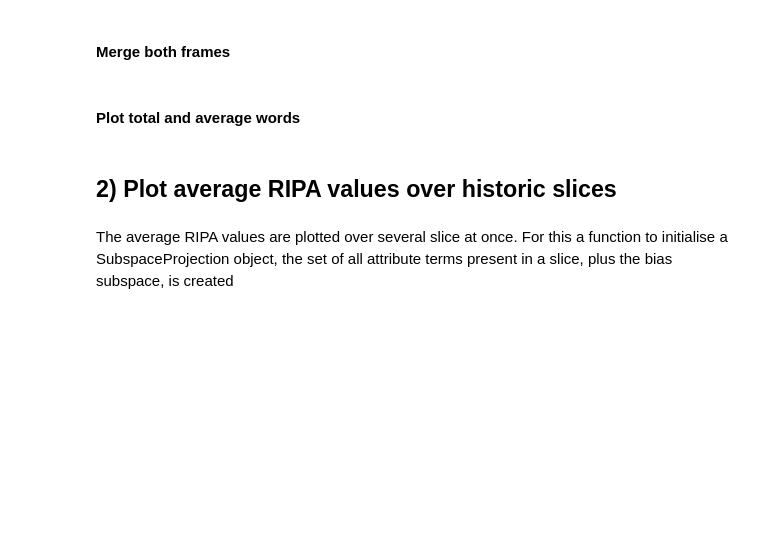
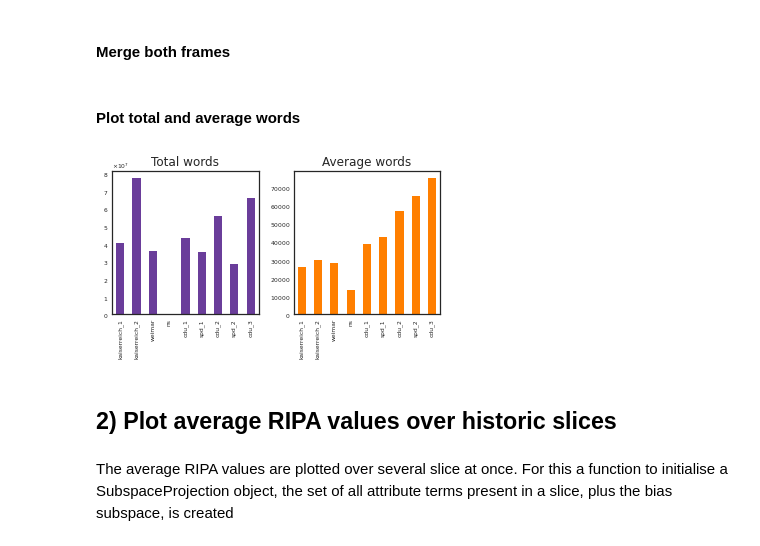
Before and after one commit to tobiwalter/Investigating-Antisemitic-Bias-in-German-Parliamentary-Proceedings, a Jupyter notebook: reproduce_plots.ipynb, the cells around one changed output. Drawn from its saved outputs; the diff is of its cells as text; code cells hidden in the pictures; blank space fills up the shorter version.

```diff
--- a/reproduce_plots.ipynb
+++ b/reproduce_plots.ipynb
@@ -91,22 +113,26 @@ bundestag_slices_processed
 all_slices_processed = reichstag_processed.append(bundestag_slices_processed)
 # %% [markdown]
 #### Plot total and average words
+# %%
+plt.style.use('seaborn-white')
 # %%
-fig_dim = set_size(width, subplots=(1,2))
-fig, (ax1, ax2) = plt.subplots(1,2, figsize=fig_dim)
-all_slices_processed[['total_words']].plot.bar(rot=45, color=colourWheel[3], ax=ax1)
-all_slices_processed[['avg']].plot.bar(rot=45,color=colourWheel[7], ax=ax2)
+FIG_DIM = set_size(WIDTH, subplots=(1,2))
+fig, (ax1, ax2) = plt.subplots(1,2, figsize=FIG_DIM)
+all_slices_processed[['total_words']].plot.bar(rot=90, color=colourWheel[3], ax=ax1, title='Total words')
+all_slices_processed[['avg']].plot.bar(rot=90,color=colourWheel[7], ax=ax2, title='Average words')
 
 # ax1.set_xlabel('slice')
 # ax2.set_xlabel('slice')
 ax1.yaxis.major.formatter._useMathText = True
 ax2.yaxis.major.formatter._useMathText = True
 ax1.get_legend().remove()
 ax2.get_legend().remove()
-# fig.set_size_inches(fig_dim[0], (fig_dim[0]/1.6))
-# plt.tight_layout()
-# plt.savefig(os.path.join(dirFile,'total_and_avg_words_1.6_notightlayout.pdf'),dpi=300)
+fig.set_size_inches(FIG_DIM[0], (FIG_DIM[0]/1.6))
+plt.tight_layout()
+plt.savefig('plots/total_and_avg_words_submission.svg', format='svg', dpi=300)
 plt.show()
+# %% [output]
+[figure, added]
 # %% [markdown]
 ## 2) Plot average RIPA values over historic slices
 # %% [markdown]
```
Also changed, not shown: parts of 19 cells of this notebook.
